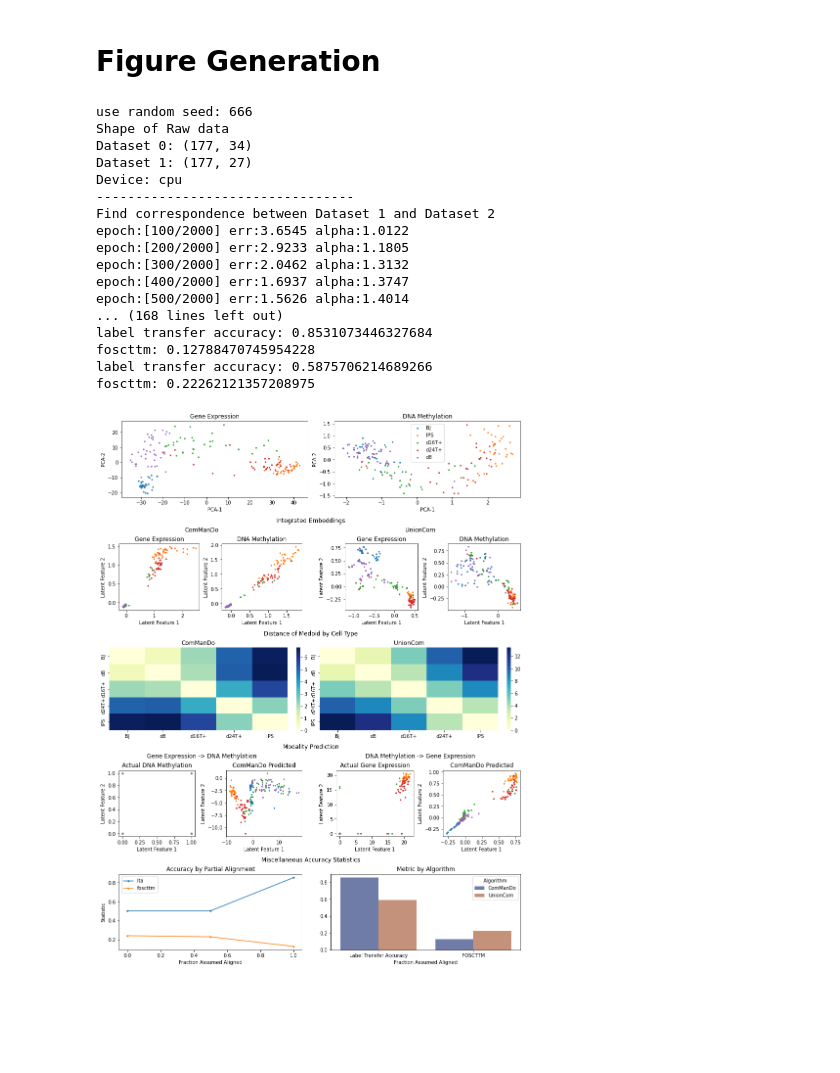
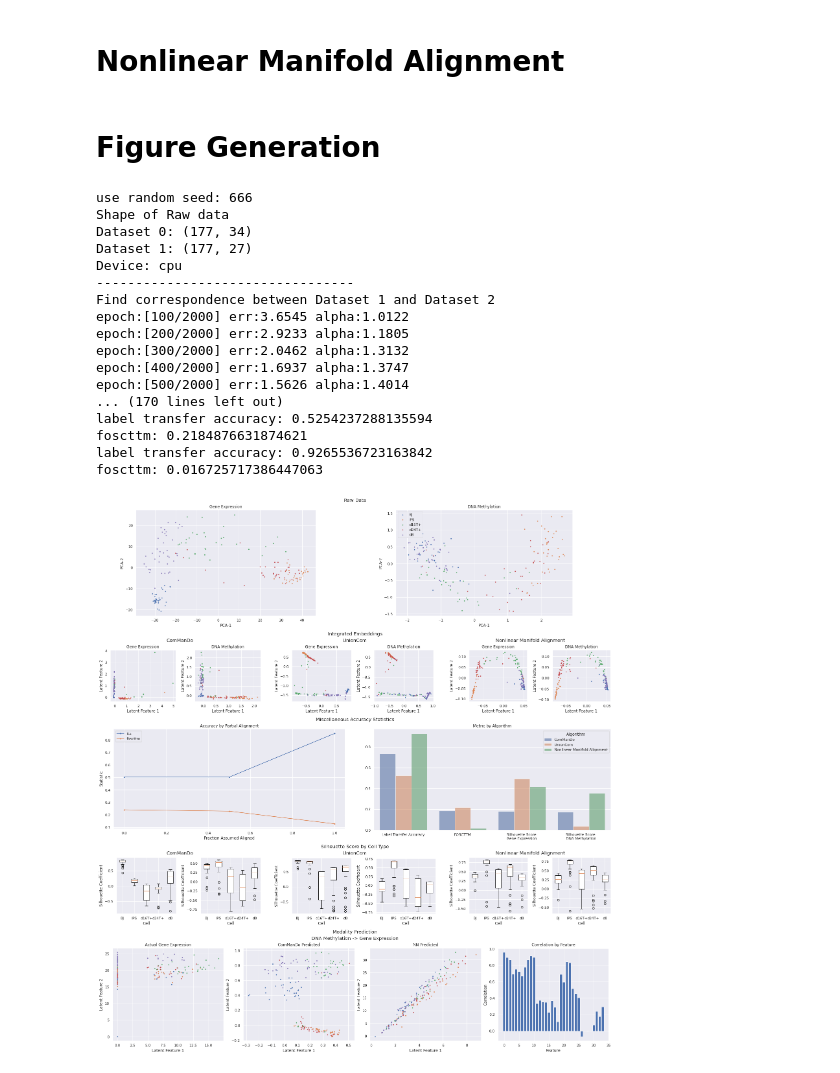
Before and after one commit to Oafish1/JAMIE, a Jupyter notebook: examples/general_analysis/scGEM.ipynb, the cells around one changed output. Cells and saved outputs as stored; diff of their text form; code cells hidden in the pictures; blank space fills up the shorter version.

Commit message:
`generate_figure` updates

```diff
--- a/examples/general_analysis/scGEM.ipynb
+++ b/examples/general_analysis/scGEM.ipynb
@@ -21 +29,4 @@ type_func = lambda x: {1:'BJ', 2:'d8', 3:'d16T+', 4:'d24T+', 5:'IPS'}[x]
+# %%
+data1 = preprocessing.normalize(data1)
+data2 = preprocessing.normalize(data2)
 # %% [markdown]
@@ -23,6 +34,6 @@ type_func = lambda x: {1:'BJ', 2:'d8', 3:'d16T+', 4:'d24T+', 5:'IPS'}[x]
 # %%
-cm = ComManDo()
-cm_data = cm.fit_transform(dataset=[data1,data2])
+cm = ComManDo(output_dim=5)
+cm_data = cm.fit_transform(dataset=dataset)
 # %% [output]
 use random seed: 666
 Shape of Raw data
@@ -46,6 +57,6 @@ Total: 2.6813566709988663
 # %%
-uc = ComManDo(project_mode='tsne')
-uc_data = uc.fit_transform(dataset=[data1,data2])
+uc = ComManDo(project_mode='tsne', output_dim=5)
+uc_data = uc.fit_transform(dataset=dataset)
 # %% [output]
 use random seed: 666
 Shape of Raw data
@@ -67,30 +78,37 @@ Total: 2.7624299280014384
+# %% [markdown]
+# Nonlinear Manifold Alignment
+# %%
+nl_data, _ = mmd_combine(data1, data2, method='maninetcluster', alignment='nonlinear manifold aln', num_dims=5)
 # %% [markdown]
 # Figure Generation
 # %%
-dataset = [data1, data2]
-labels = [np.array([type_func(j) for j in i]) for i in (type1,type2)]
 params = {
     'dataset_names': ['Gene Expression', 'DNA Methylation'],
-    'alg_results': [uc_data],
-    'alg_names': ['UnionCom'],
+    'alg_results': [uc_data, nl_data],
+    'alg_names': ['UnionCom', 'Nonlinear Manifold Alignment'],
+    'scale': 22,
+    'reconstruction_features': {(1, 0): [14, 33]},
+    'exclude_predict': [(0, 1)],
+    # 'skip_partial': True,
+    # 'skip_nn': True,
 }
 generate_figure(cm, cm_data, dataset, labels, **params)
 # %% [output]
 use random seed: 666
 Shape of Raw data
 Dataset 0: (177, 34)
 Dataset 1: (177, 27)
 Device: cpu
 ---------------------------------
 Find correspondence between Dataset 1 and Dataset 2
 epoch:[100/2000] err:3.6545 alpha:1.0122
 epoch:[200/2000] err:2.9233 alpha:1.1805
 epoch:[300/2000] err:2.0462 alpha:1.3132
 epoch:[400/2000] err:1.6937 alpha:1.3747
 epoch:[500/2000] err:1.5626 alpha:1.4014
-... (168 lines left out)
-label transfer accuracy: 0.8531073446327684
-foscttm: 0.12788470745954228
-label transfer accuracy: 0.5875706214689266
-foscttm: 0.22262121357208975
+... (170 lines left out)
+label transfer accuracy: 0.5254237288135594
+foscttm: 0.2184876631874621
+label transfer accuracy: 0.9265536723163842
+foscttm: 0.016725717386447063
-[figure, old version]
+[figure, new version]
```
Also changed, not shown: parts of 6 cells of this notebook, 31 other files.
